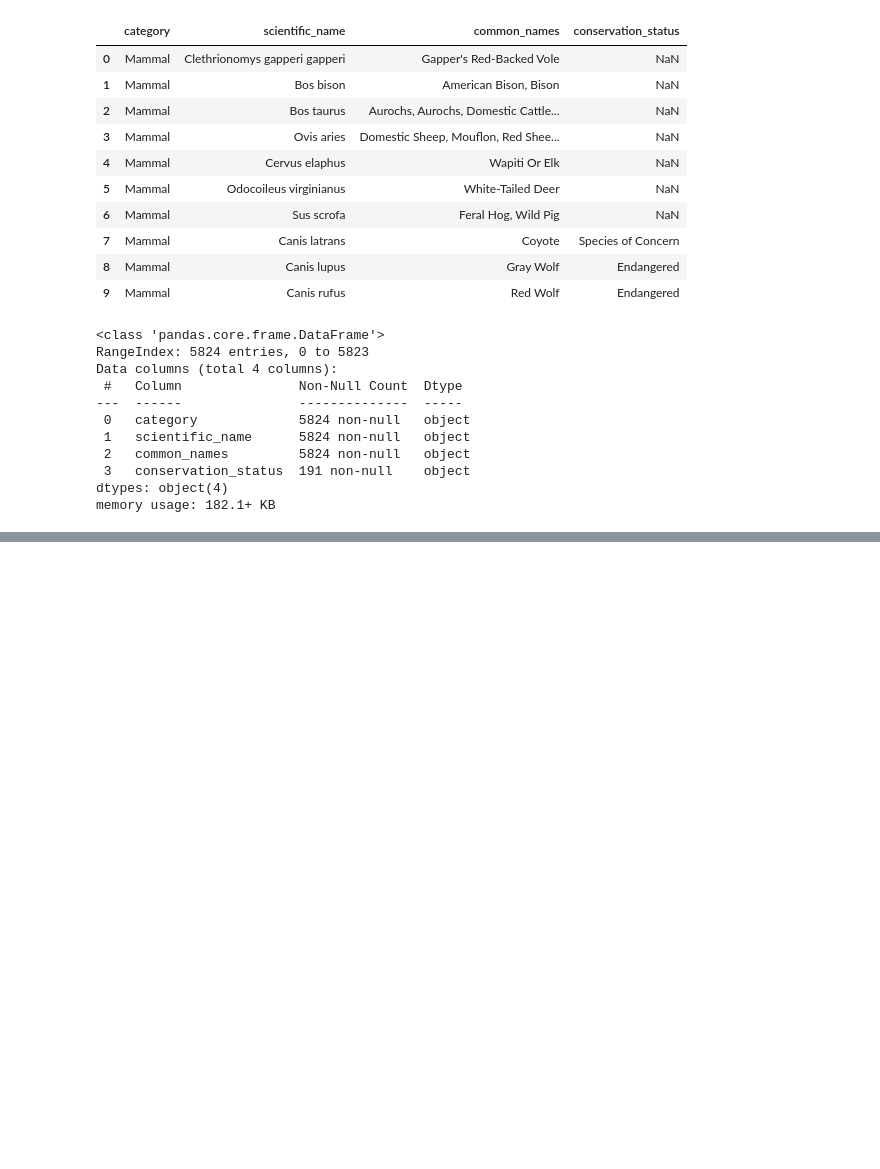
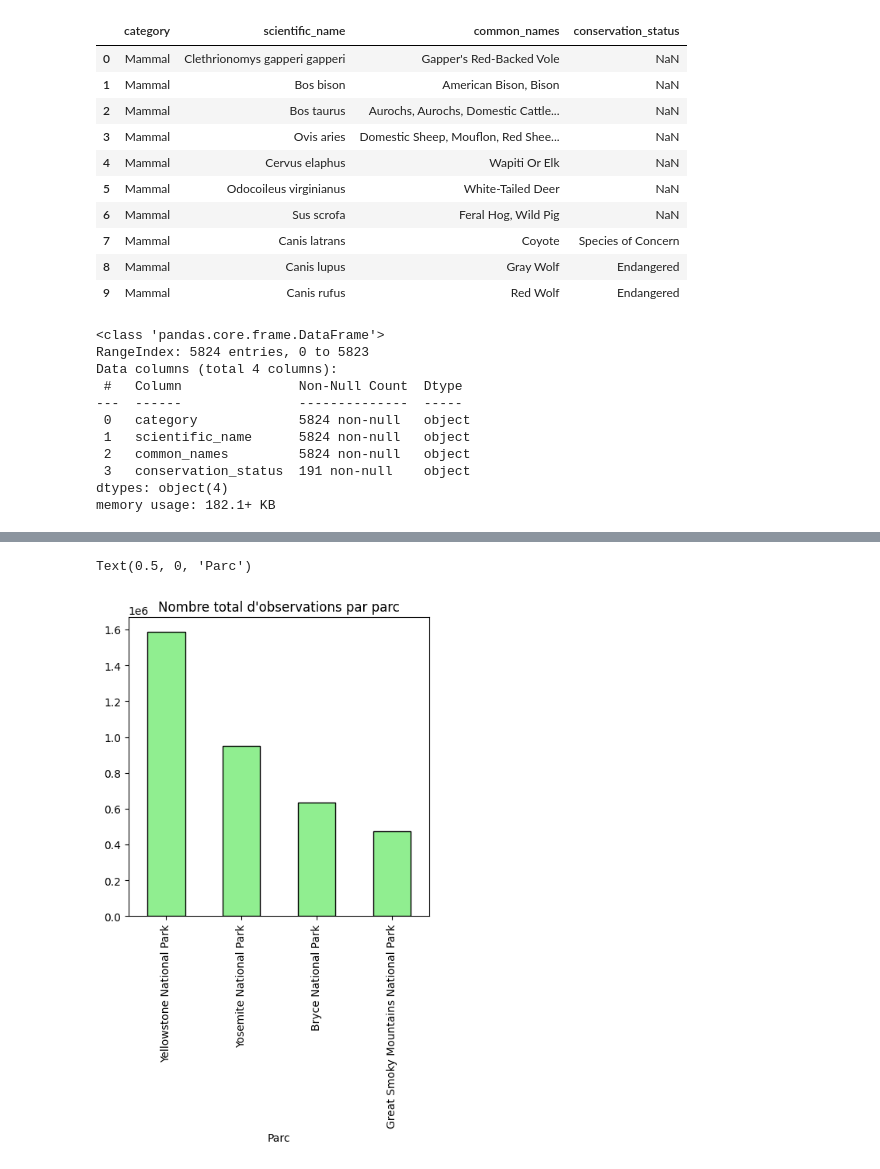
Before and after one commit to mamadou288/biodeversity_analysis, a Jupyter notebook: biodiversity.ipynb, the cells around one changed output, grey strips where cells are left out. Saved outputs shown, nothing was run; the diff lists cells and outputs as text; code cells hidden in the pictures; blank space fills up the shorter version.

```diff
--- a/biodiversity.ipynb
+++ b/biodiversity.ipynb
@@ -58,0 +99,12 @@ species.category.nunique()
+# %%
+# Total des observations par parc
+obs_by_park = biodiversity.groupby('park_name').observations.sum().sort_values(ascending=False)
+
+# Affichage du graphique
+plt.figure(figsize=(5, 5))
+obs_by_park.plot(kind='bar', color='lightgreen', edgecolor='black')
+plt.title('Nombre total d\'observations par parc')
+plt.xlabel('Parc')
+# %% [output]
+Text(0.5, 0, 'Parc')
+[figure, added]
```
Also changed, not shown: parts of 8 cells of this notebook.
